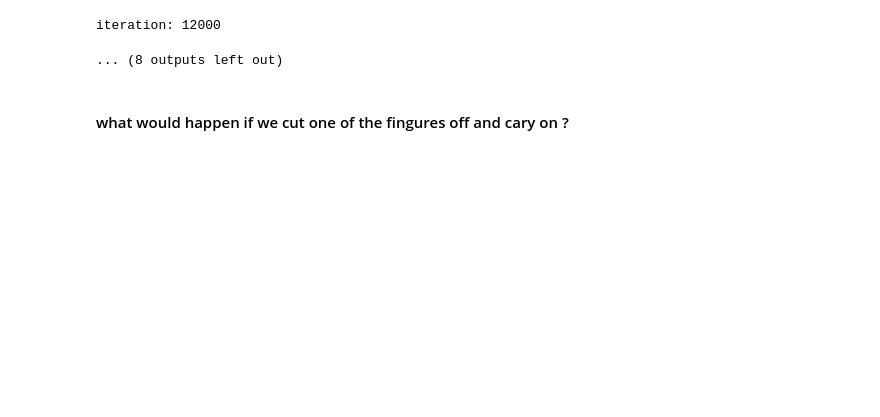
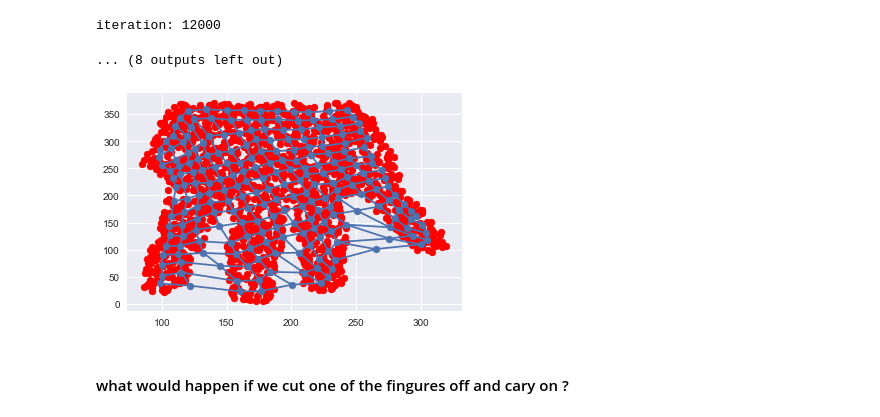
Before and after one commit to Israel0545488592/NeuralComputing2, a Jupyter notebook: Main_program .ipynb, the cells around one changed output. Cells and saved outputs as stored; diff of their text form; code cells hidden in the pictures; blank space fills up the shorter version.

```diff
--- a/Main_program .ipynb
+++ b/Main_program .ipynb
@@ -229,6 +237,11 @@ iteration: 10000
 [figure]
 iteration: 12000
 ... (8 outputs left out)
+# %%
+plt.scatter(data[:,0], data[:,1],c="r")
+som.display(ax=plt.gca())
+# %% [output]
+[figure, added]
 # %% [markdown]
 #### what would happen if we cut one of the fingures off and cary on ?
 # %%
```
Also changed, not shown: parts of 3 cells of this notebook, 1 other file.
